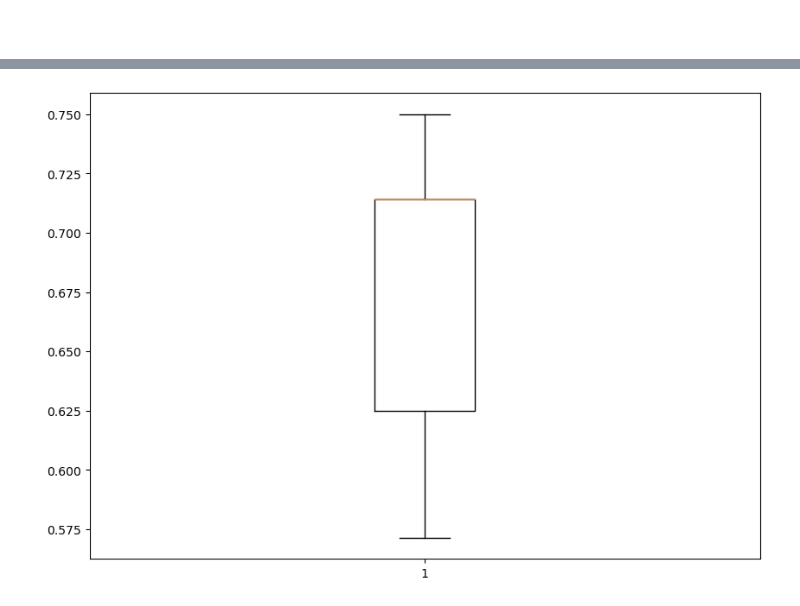
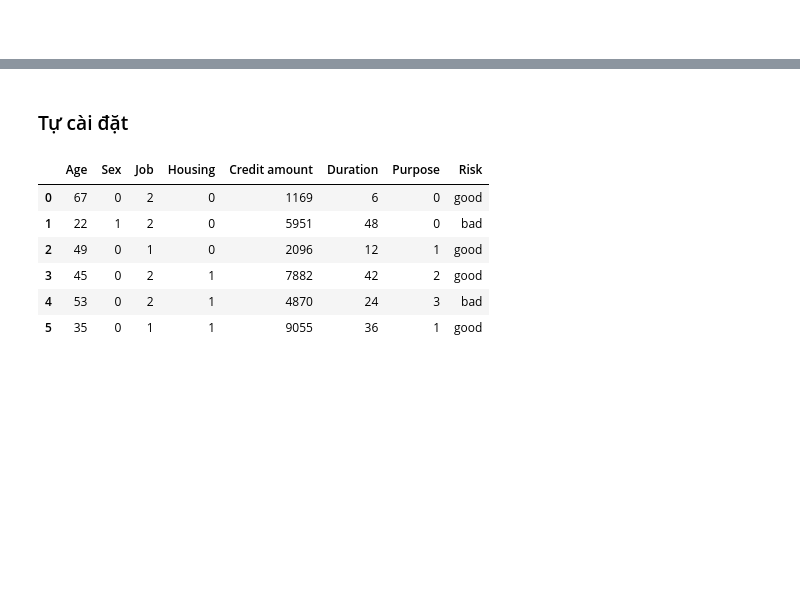
Before and after one commit to tn9th8/Python_CreditRisk, a Jupyter notebook: Project_Old.ipynb, the cells around one changed output, grey strips where cells are left out. Saved outputs shown, nothing was run; the diff lists cells and outputs as text; code cells hidden in the pictures; blank space fills up the shorter version.

```diff
--- a/Project_Old.ipynb
+++ b/Project_Old.ipynb
@@ -1335,0 +1235,19 @@ py.iplot(fig, filename='Loan-Grouped')
+# %%
+"""import ML library"""
+from sklearn.model_selection import train_test_split, KFold, cross_val_score # to split the data
+from sklearn.metrics import accuracy_score, confusion_matrix, classification_report, fbeta_score #To evaluate our model
+
+from sklearn.model_selection import GridSearchCV
+
+from sklearn.ensemble import RandomForestClassifier
+from sklearn.linear_model import LogisticRegression
+from sklearn.tree import DecisionTreeClassifier
+from sklearn.neighbors import KNeighborsClassifier
+from sklearn.ensemble import RandomForestClassifier
+from sklearn.discriminant_analysis import LinearDiscriminantAnalysis
+from sklearn.naive_bayes import GaussianNB
+from sklearn.svm import SVC
+#from sklearn.xgboost import XGBClassifier
+
+df_ml = df.copy()
+df_ml.head(2)
@@ -1335,0 +1258,14 @@ py.iplot(fig, filename='Loan-Grouped')
+# %%
+"""xóa những cột có null value (NA)""" #Note: this cell only run 1 time. Because of using a delete method
+# tìm columns có giá trị null
+sr0 = df_ml.isnull().sum().sort_values(ascending=False)
+col0 = np.array([])
+for id, val in sr0.iteritems(): #lấy từng ele của 1 series pandas =))
+    if val > 0:
+        col0 = np.append(col0, id)
+
+#delete null column
+for val in col0:
+    df_ml = df_ml.drop(val, axis=1)
+
+df_ml.head(2)
@@ -1649,12 +1369,12 @@ SVM: 0.695714 (0.048703)
-# %%
-from sklearn.model_selection import cross_val_score
-
-# Assuming 'model' is your machine learning model
-scores = cross_val_score(model, X_train, y_train, cv=100)
-#print(scores)
-import matplotlib.pyplot as plt
-fig = plt.figure(figsize =(10, 7))
-plt.boxplot(scores)
-plt.show()
-# %% [output]
-[figure, removed]
+# %% [markdown]
+### Tự cài đặt
+# %%
+df_ml.head(6)  #df_ml.loc[(df_ml["Age"]==24) & (df_ml["Credit amount"]==1568)].head(5)
+# %% [output]
+|  | Age | Sex | Job | Housing | Credit amount | Duration | Purpose | Risk |
+| 0 | 67 | 0 | 2 | 0 | 1169 | 6 | 0 | good |
+| 1 | 22 | 1 | 2 | 0 | 5951 | 48 | 0 | bad |
+| 2 | 49 | 0 | 1 | 0 | 2096 | 12 | 1 | good |
+| 3 | 45 | 0 | 2 | 1 | 7882 | 42 | 2 | good |
+| 4 | 53 | 0 | 2 | 1 | 4870 | 24 | 3 | bad |
+| 5 | 35 | 0 | 1 | 1 | 9055 | 36 | 1 | good |
```
Also changed, not shown: parts of 70 cells of this notebook, 5 other files.
